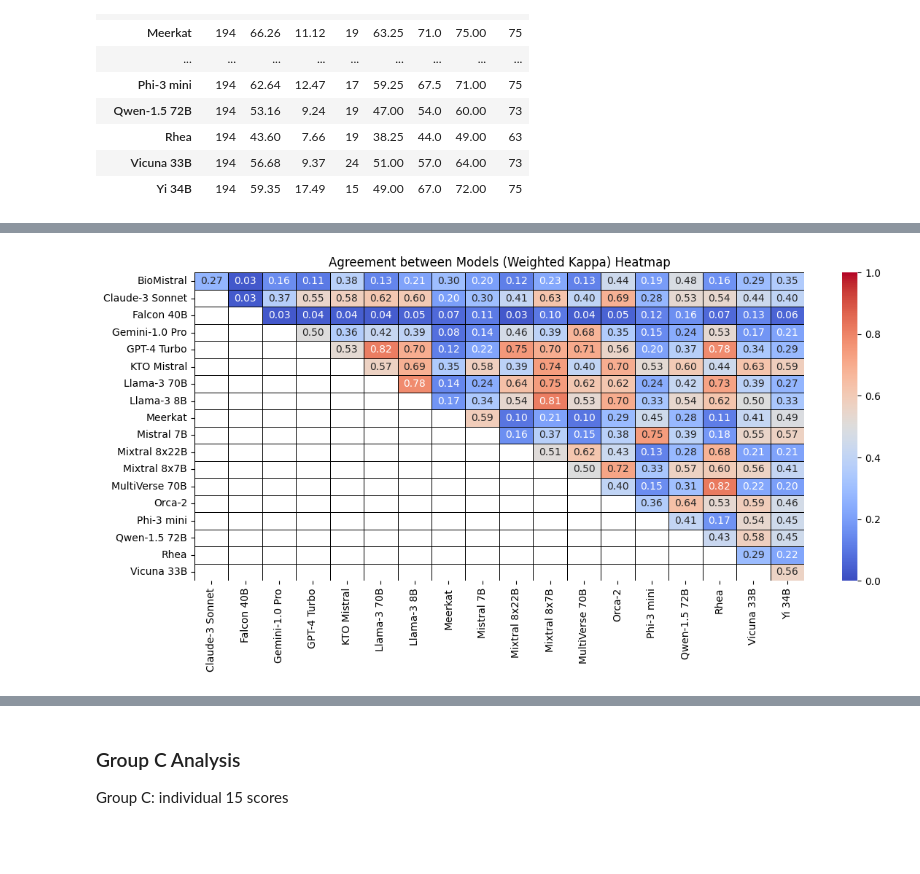
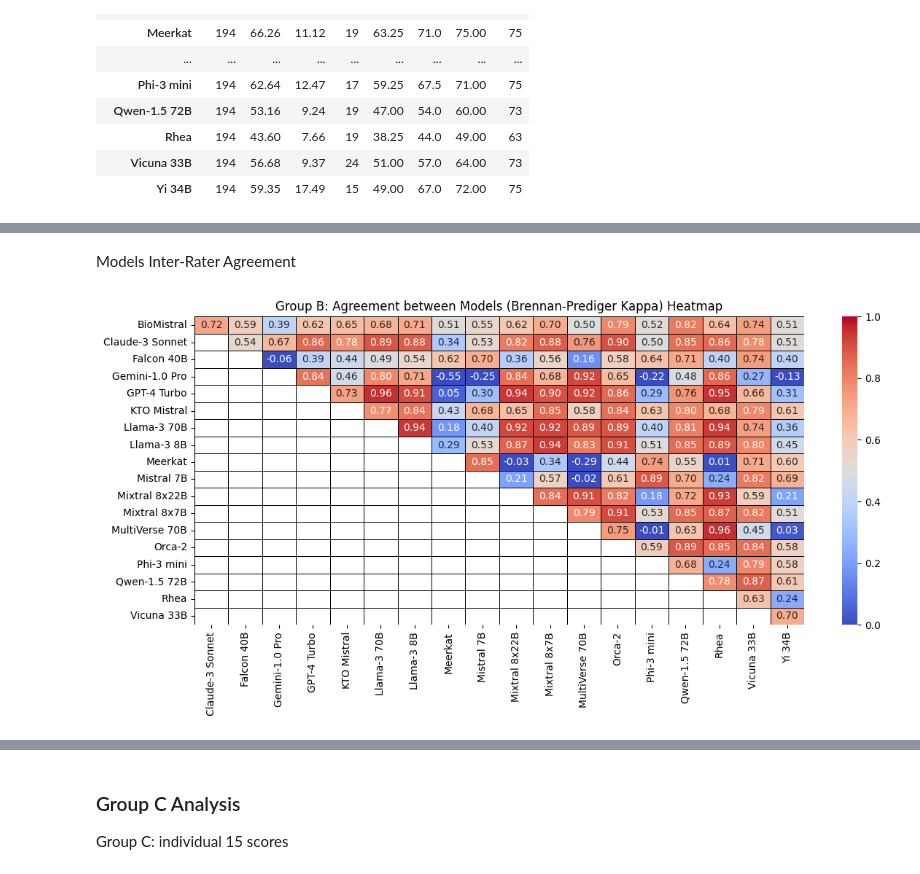
Before and after one commit to mm-khalil1/Evaluate_Medical_Video_Credibility_Using_LLMs, a Jupyter notebook: Results_Analysis/all_LLMs_plots_and_statistics.ipynb, the cells around one changed output, grey strips where cells are left out. Drawn from its saved outputs; the diff is of its cells as text; code cells hidden in the pictures; blank space fills up the shorter version.

```diff
--- a/Results_Analysis/all_LLMs_plots_and_statistics.ipynb
+++ b/Results_Analysis/all_LLMs_plots_and_statistics.ipynb
@@ -216,12 +191,11 @@ groupA_df = filter_df_by_topics(experts_df, TOPICS, ['NE', 'DE'],
                                 return_cols=['Video ID', 'Topic'] + EXPERT_TOTAL_COLUMNS)
 
 # groupB_df = filter_df_by_topics(experts_df, TOPICS, ['ISA'],
-groupB_df = filter_df_by_topics(experts_df, TOPICS, ['SB', 'FF', 'CH', 'TF', 'PN'],
-# groupB_df = filter_df_by_topics(experts_df, TOPICS, ['PN'],
+groupB_df = filter_df_by_topics(experts_df, TOPICS, ['SB', 'FF', 'CH', 'TF', 'PN', 'ISA'],
                                 return_cols=['Video ID', 'Topic'] + EXPERT_TOTAL_COLUMNS)
 
-# groupC_df = filter_df_by_topics(experts_df, TOPICS, ['PN'],
-groupC_df = filter_df_by_topics(experts_df, TOPICS, ['CH', 'TF', 'PN'],
+# groupC_df = filter_df_by_topics(experts_df, TOPICS, ['ISA'],
+groupC_df = filter_df_by_topics(experts_df, TOPICS, ['CH', 'TF', 'PN', 'ISA'],
                                 return_cols=experts_df.columns)
 groupC_df = calculate_experts_avg_of_questions(groupC_df, EXPERT1_COLUMNS, EXPERT2_COLUMNS)
 # groupC_df = groupC_df[['Video ID', 'Topic', *[f"Experts_Avg Q{i}" for i in range(1, 16)]]]
@@ -356 +367,5 @@ topic_name = 'Group B'
+# %%
+topic_name = 'Group B'
+categories = list(range(15,76))
+agreement_coef = "Brennan-Prediger Kappa"
 # %%
@@ -367,7 +385,8 @@ Weighted Kappa agreement between Expert 1 and Expert 2:
 # %% [markdown]
 #### Descriptive Statistics
 # %%
-groupB_df.drop(columns=['Expert1', 'Expert2'], inplace=True)
+if 'Expert1' in groupB_df.columns and 'Expert2' in groupB_df.columns:
+    groupB_df.drop(columns=['Expert1', 'Expert2'], inplace=True)
 statB_df = groupB_df.describe().round(2).T
 columns_to_convert_type = ['count', 'min', 'max']
 statB_df[columns_to_convert_type] = statB_df[columns_to_convert_type].astype(int)
@@ -426,5 +455,9 @@ stat_groupB_df.T
+# %% [markdown]
+Models Inter-Rater Agreement
 # %%
-models_agreementB_df = plot_models_agreement_heatmap(groupB_df, model_names, topic_name, figsize=(12,6))
+models_agreementB_df = plot_models_agreement_heatmap(groupB_df, model_names,
+                                                     categories, agreement_coef,
+                                                     topic_name, figsize=(12,6))
 # %% [output]
-[figure, old version]
+[figure, new version]
 # %%
```
Also changed, not shown: parts of 34 cells of this notebook, 3 other files.
